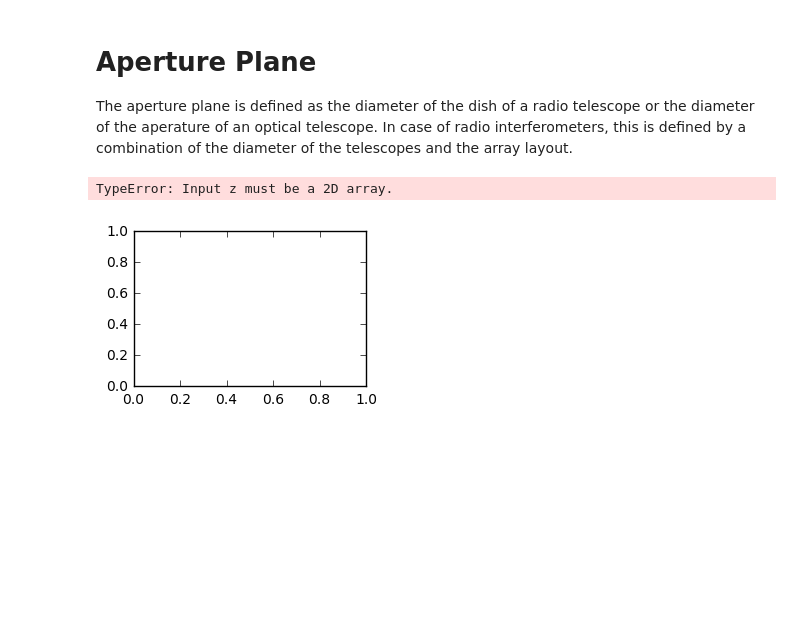
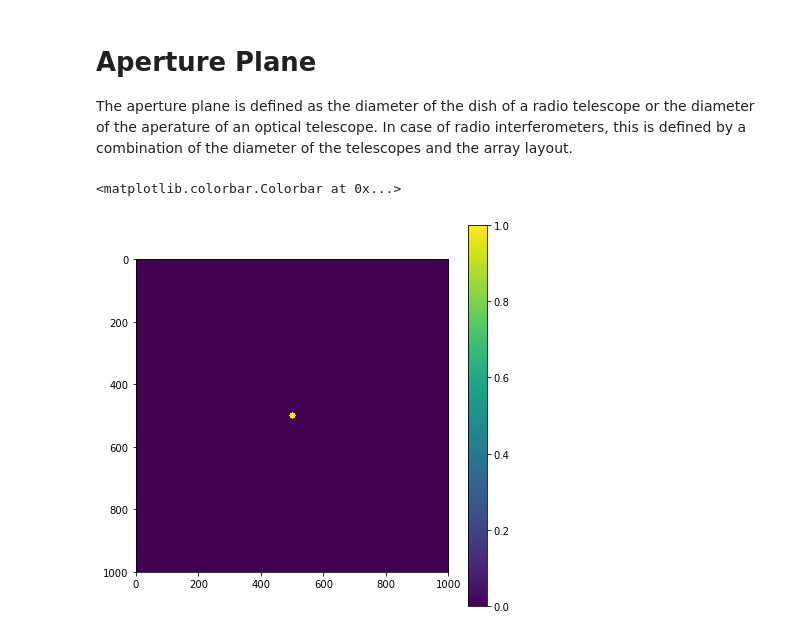
Before and after one commit to dgorthi/Notes, a Jupyter notebook: Single dishes and Telescopes.ipynb, the cells around one changed output. Drawn from its saved outputs; the diff is of its cells as text; code cells hidden in the pictures; blank space fills up the shorter version.

```diff
--- a/Single dishes and Telescopes.ipynb
+++ b/Single dishes and Telescopes.ipynb
@@ -7,12 +23,13 @@ plt.rcParams['figure.figsize'] = (3, 2)
 # Aperture Plane
 
 The aperture plane is defined as the diameter of the dish of a radio telescope or the diameter of the aperature of an optical telescope. In case of radio interferometers, this is defined by a combination of the diameter of the telescopes and the array layout.
-# %%
-X = np.linspace(-1,1,num=100)
-Y = np.linspace(-1,1,num=100)
-f = np.sqrt(X**2+Y**2)
-x,y = np.meshgrid(X,Y)
-plt.contour(x,y,f,[0])
-# %% [output]
-TypeError: Input z must be a 2D array.
-[figure, removed]
+# %%
+x,y = np.meshgrid(np.linspace(-5,5,num=1000),np.linspace(-5,5,num=1000))
+f = np.sqrt(x**2+y**2)
+f = f<0.1
+
+plt.imshow(f)
+plt.colorbar()
+# %% [output]
+<matplotlib.colorbar.Colorbar at 0x...>
+[figure, added]
```
Also changed, not shown: parts of 8 cells of this notebook, 1 other file.
